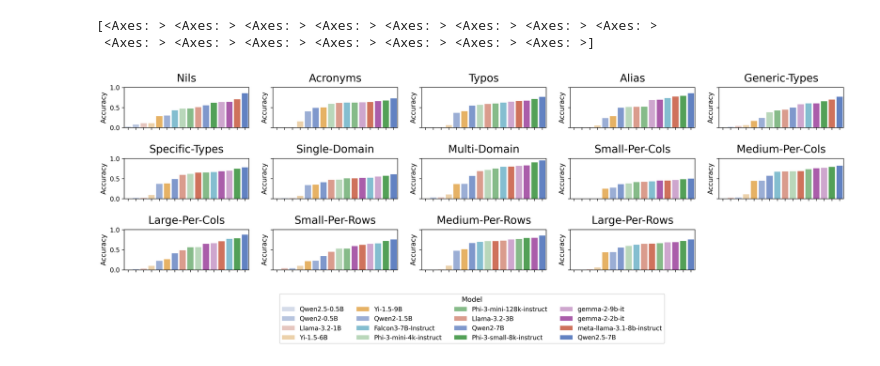
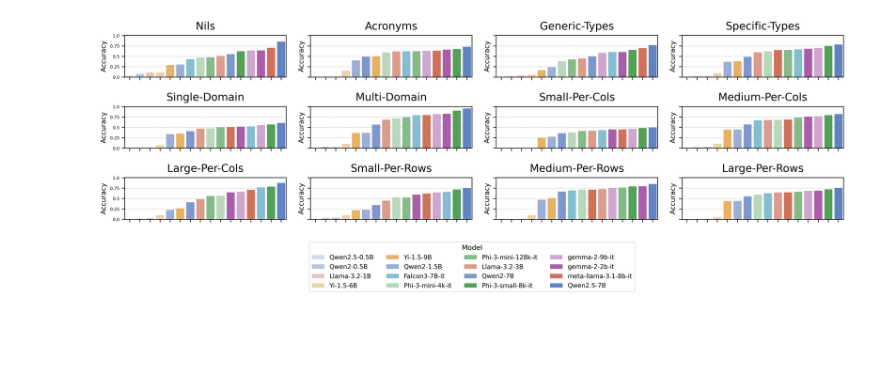
Before and after one commit to unimib-datAI/mammotab-analysis, a Jupyter notebook: analysis.ipynb, the cells around one changed output. Drawn from its saved outputs; the diff is of its cells as text; code cells hidden in the pictures; blank space fills up the shorter version.

```diff
--- a/analysis.ipynb
+++ b/analysis.ipynb
@@ -8,6 +10,9 @@ import pandas as pd
 import seaborn as sns
 # %%
 results_dir = os.path.join("results")
+images_dir = os.path.join("images")
+os.makedirs(images_dir, exist_ok=True)
+sns.set_context("paper")
 # %%
 totals = {
     "nils": 14856,
@@ -31,7 +36,9 @@ totals = {
     "total_cols": 5252,
     "total_cells": 133137,
 }
-totals = pd.DataFrame.from_dict(totals, orient="index", columns=["challenge_total"]).reset_index(names="challenge")
+totals = pd.DataFrame.from_dict(
+    totals, orient="index", columns=["challenge_total"]
+).reset_index(names="challenge")
 print(totals)
 # %% [output]
              challenge  challenge_total
@@ -56,7 +63,7 @@ annotable_prompts = json.load(open(os.path.join(results_dir, "annotable_prompts.
 annotable_prompts = pd.DataFrame(annotable_prompts)
 annotable_prompts = annotable_prompts.rename(columns={"model": "model_name"})
 annotable_prompts["model_name"] = annotable_prompts["model_name"].apply(
-    lambda x: x.split("/")[-1]
+    lambda x: re.sub("instruct", "it", x.split("/")[-1], flags=re.IGNORECASE)
 )
 annotable_prompts.head()
 # %% [output]
@@ -78,8 +85,12 @@ for filename in os.listdir(results_dir):
         data = json.load(open(os.path.join(results_dir, filename)))
         data.pop("final_stats")
         for k, v in data.pop("stats").items():
+            if k in {"alias", "typos"}:
+                continue
             data[k] = v
-        data["model_name"] = data["model_name"].split("/")[-1]
+        data["model_name"] = re.sub(
+            "instruct", "it", data["model_name"].split("/")[-1], flags=re.IGNORECASE
+        )
 
         data = pd.DataFrame.from_dict(data, orient="index").T
         data = data.melt(id_vars=["model_name"])
@@ -349,27 +404,15 @@ plt.show()
 # %%
-import math
-
 challenges = per_challenge_results["challenge"].unique().tolist()
-challenges = [
-    challenge
-    for challenge in challenges
-    # if challenge not in {"alias", "acronyms", "typos"}
-]
+challenges = [challenge for challenge in challenges]
 
 nrows = 3
 ncols = math.ceil(len(challenges) / nrows)
 fig, axes = plt.subplots(
-    nrows=nrows,
-    ncols=ncols,
-    figsize=(17, 5),
-    sharex=False,
-    sharey=True,
-    dpi=300
+    nrows=nrows, ncols=ncols, figsize=(17, 5), sharex=False, sharey=True, dpi=300
 )
 
 # Handle both single row and multi-row cases
 axes_flat = axes.flatten() if hasattr(axes, "flatten") else [axes]
-print(axes_flat)
 
 unique_model_names = per_challenge_results["model_name"].unique().tolist()
 for i, challenge in enumerate(challenges):
@@ -392,34 +435,40 @@ for i, challenge in enumerate(challenges):
         palette=palette,
         hue="model_name",
         order=challenge_data["model_name"].tolist(),
         ax=ax,
         legend=True if i == 0 else False,
     )
     if i == 0:
         handles, labels = ax.get_legend_handles_labels()
         ax.get_legend().remove()
     ax.set_xticklabels([])
     ax.set_xlabel("")
+    ax.set_yticks([0.0, 0.25, 0.5, 0.75, 1.0])
+    ax.set_yticklabels(ax.get_yticks(), fontsize=7)
+    ax.set_axisbelow(True)
+    ax.yaxis.grid(True, which="major", linestyle="--", linewidth=0.5, zorder=99)
 
 # Hide any empty subplots
 for j in range(i + 1, len(axes_flat)):
     axes_flat[j].axis("off")
 
 # Add legend to figure
 fig.legend(
     handles,
     labels,
     loc="upper center",
     bbox_to_anchor=(0.5, -0.02),
     ncol=4,
     title="Model",
     fontsize=10,
     title_fontsize=11,
 )
 
 plt.tight_layout(pad=2.0)
-plt.show()
+plt.savefig(
+    os.path.join(images_dir, "per_challenge_accuracy.png"),
+    bbox_inches="tight",
+    dpi=300,
+)
 # %% [output]
-[<Axes: > <Axes: > <Axes: > <Axes: > <Axes: > <Axes: > <Axes: > <Axes: >
- <Axes: > <Axes: > <Axes: > <Axes: > <Axes: > <Axes: > <Axes: >]
-[figure, old version]
+[figure, new version]
```
Also changed, not shown: parts of 8 cells of this notebook, 4 other files.
